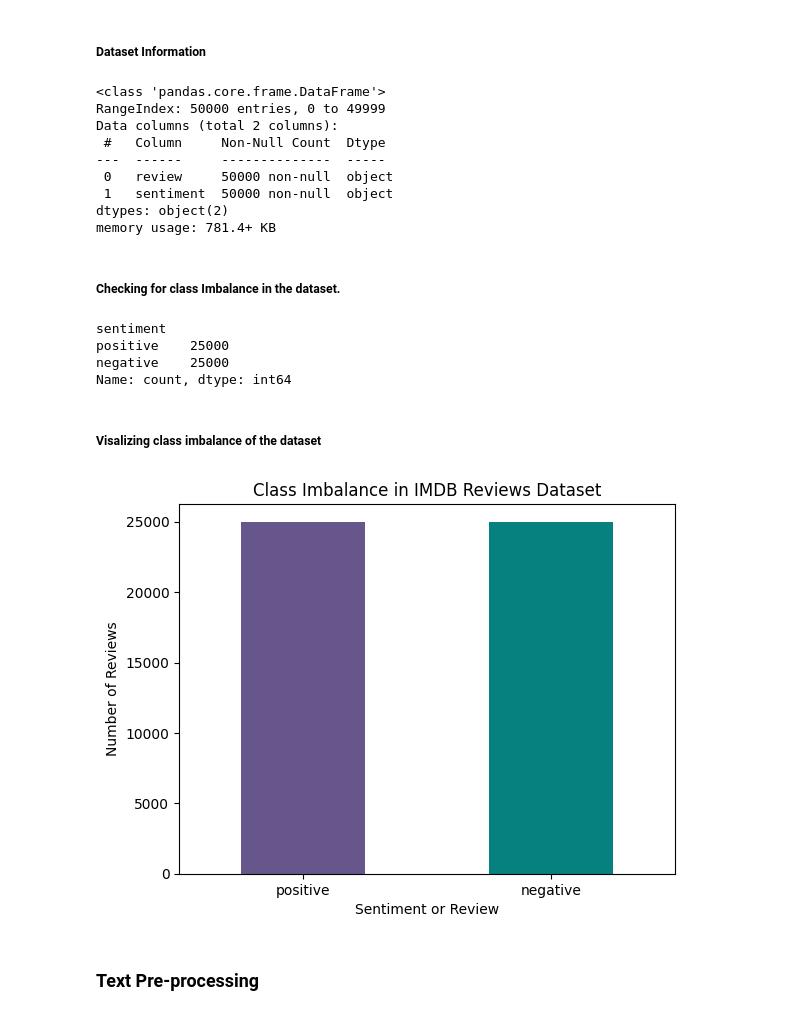
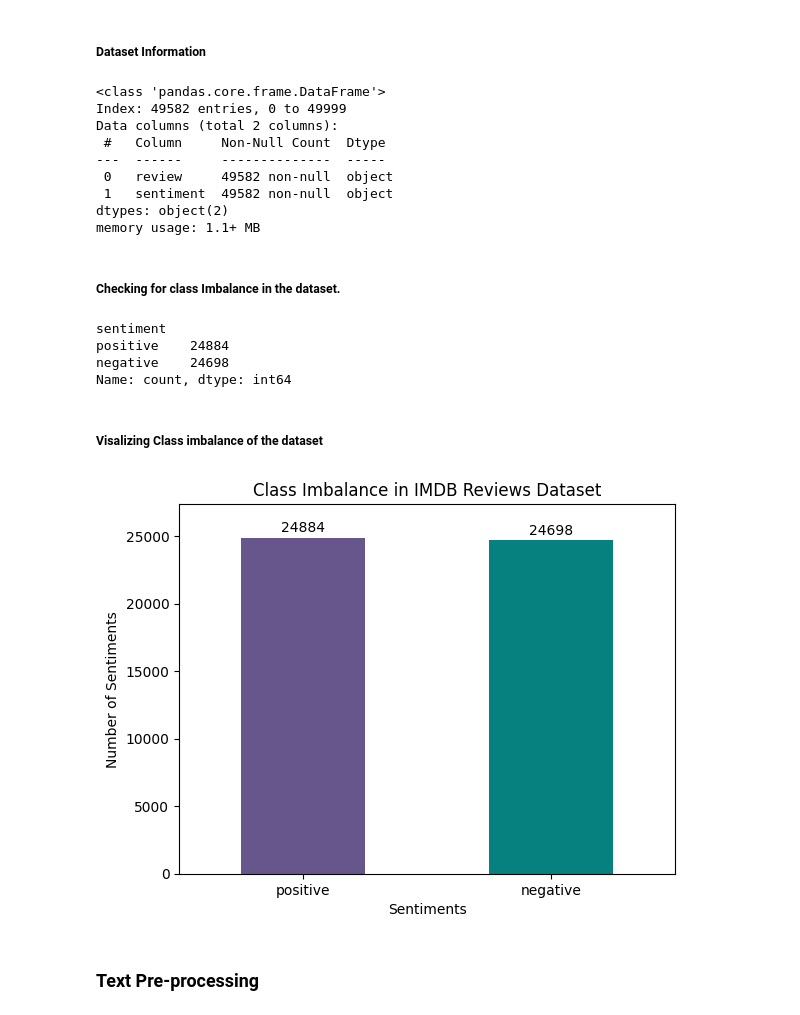
Before and after one commit to sugam-sm/Natural-Language-Processing-Algorithms, a Jupyter notebook: code.ipynb, the cells around one changed output. Saved outputs shown, nothing was run; the diff lists cells and outputs as text; code cells hidden in the pictures.

```diff
--- a/code.ipynb
+++ b/code.ipynb
@@ -50,0 +60,3 @@ dtype: int64
+# %%
+# dropping the duplicate values with permanent replacement which is done by the parameter inplace=True.
+df.drop_duplicates(inplace=True)
@@ -54,14 +83,14 @@ dtype: int64
 df.info()
 # %% [output]
 <class 'pandas.core.frame.DataFrame'>
-RangeIndex: 50000 entries, 0 to 49999
+Index: 49582 entries, 0 to 49999
 Data columns (total 2 columns):
  #   Column     Non-Null Count  Dtype
 ---  ------     --------------  -----
- 0   review     50000 non-null  object
- 1   sentiment  50000 non-null  object
+ 0   review     49582 non-null  object
+ 1   sentiment  49582 non-null  object
 dtypes: object(2)
-memory usage: 781.4+ KB
+memory usage: 1.1+ MB
 # %% [markdown]
 ##### Checking for class Imbalance in the dataset.
 # %%
@@ -72,35 +101,40 @@ counts = df['sentiment'].value_counts()
 counts
 # %% [output]
 sentiment
-positive    25000
-negative    25000
+positive    24884
+negative    24698
 Name: count, dtype: int64
 # %% [markdown]
-##### Visalizing class imbalance of the dataset
+##### Visalizing Class imbalance of the dataset
 # %%
 # matplotlib is a data visualization library in Python that is used for representing data in graphical format.
 # importing matplotlib library.
 import matplotlib.pyplot as plt
 
 # Here, matplotlib is used for visualizing class imbalance of the dataset.
 
 # making bar chart for visualising class imbalance.
-counts.plot(kind='bar', color=['#67568c', '#078080'])
+sentiment_counts = counts.plot(kind='bar', color=['#67568c', '#078080'])
+
+sentiment_counts.bar_label(sentiment_counts.containers[0], padding=2)
 
 # title of the chart.
 plt.title('Class Imbalance in IMDB Reviews Dataset')
 
 # labels for x and y axis in the chart.
-plt.xlabel('Sentiment or Review')
-plt.ylabel('Number of Reviews')
+plt.xlabel('Sentiments')
+plt.ylabel('Number of Sentiments')
+
+# settnig the limits for y axis.
+plt.ylim(0, max(counts) * 1.1)
 
 # no rotation on x axis labels.
 plt.xticks(rotation=0)
 
 # display the bar chart.
 plt.show()
 # %% [output]
-[figure, old version]
+[figure, new version]
 # %% [markdown]
 ### Text Pre-processing
 # %% [markdown]
```
Also changed, not shown: parts of 30 cells of this notebook.
